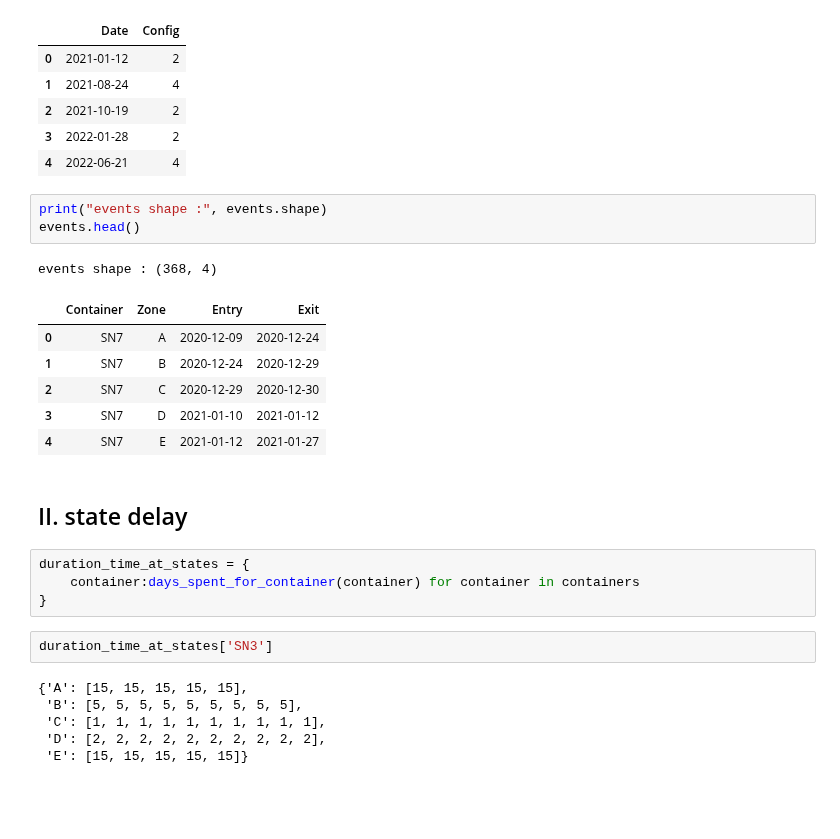
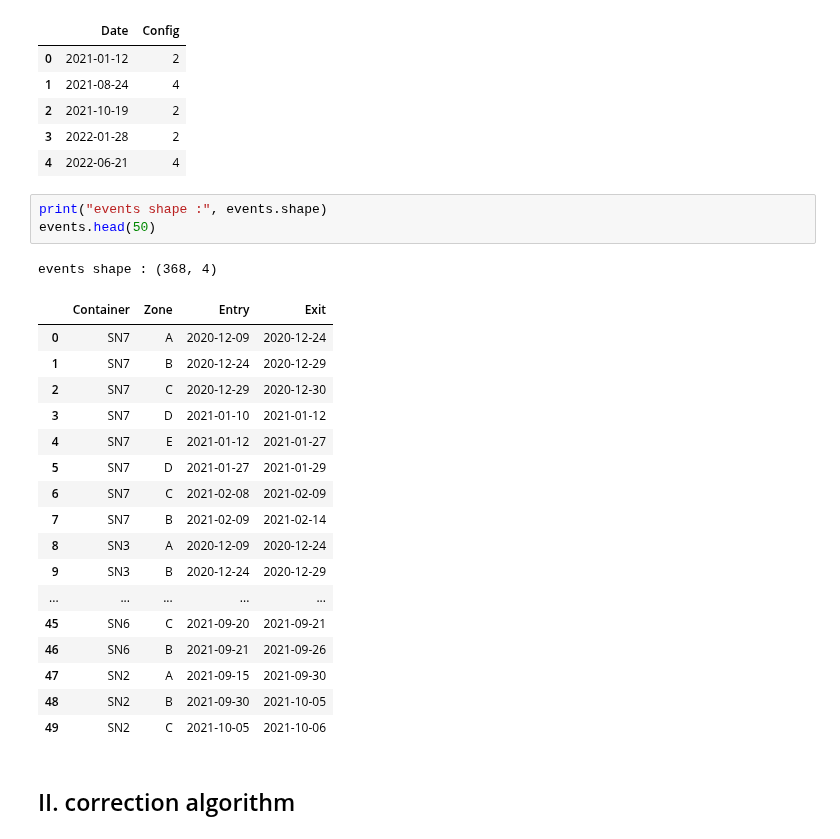
Before and after one commit to ThomasSecco/Hackathon, a Jupyter notebook: notebooks/paul.ipynb, the cells around one changed output. Drawn from its saved outputs; the diff is of its cells as text; blank space fills up the shorter version.

```diff
--- a/notebooks/paul.ipynb
+++ b/notebooks/paul.ipynb
@@ -30,26 +38,25 @@ demand shape : (39, 2)
 | 4 | 2022-06-21 | 4 |
 # %%
 print("events shape :", events.shape)
-events.head()
+events.head(50)
 # %% [output]
 events shape : (368, 4)
 |  | Container | Zone | Entry | Exit |
 | 0 | SN7 | A | 2020-12-09 | 2020-12-24 |
 | 1 | SN7 | B | 2020-12-24 | 2020-12-29 |
 | 2 | SN7 | C | 2020-12-29 | 2020-12-30 |
 | 3 | SN7 | D | 2021-01-10 | 2021-01-12 |
 | 4 | SN7 | E | 2021-01-12 | 2021-01-27 |
+| 5 | SN7 | D | 2021-01-27 | 2021-01-29 |
+| 6 | SN7 | C | 2021-02-08 | 2021-02-09 |
+| 7 | SN7 | B | 2021-02-09 | 2021-02-14 |
+| 8 | SN3 | A | 2020-12-09 | 2020-12-24 |
+| 9 | SN3 | B | 2020-12-24 | 2020-12-29 |
+| ... | ... | ... | ... | ... |
+| 45 | SN6 | C | 2021-09-20 | 2021-09-21 |
+| 46 | SN6 | B | 2021-09-21 | 2021-09-26 |
+| 47 | SN2 | A | 2021-09-15 | 2021-09-30 |
+| 48 | SN2 | B | 2021-09-30 | 2021-10-05 |
+| 49 | SN2 | C | 2021-10-05 | 2021-10-06 |
 # %% [markdown]
-## II.  state delay
+## II.    correction algorithm
-# %%
-duration_time_at_states = {
-    container:days_spent_for_container(container) for container in containers
-}
-# %%
-duration_time_at_states['SN3']
-# %% [output]
-{'A': [15, 15, 15, 15, 15],
- 'B': [5, 5, 5, 5, 5, 5, 5, 5, 5],
- 'C': [1, 1, 1, 1, 1, 1, 1, 1, 1, 1],
- 'D': [2, 2, 2, 2, 2, 2, 2, 2, 2, 2],
- 'E': [15, 15, 15, 15, 15]}
```
Also changed, not shown: parts of 14 cells of this notebook, 1 other file.
